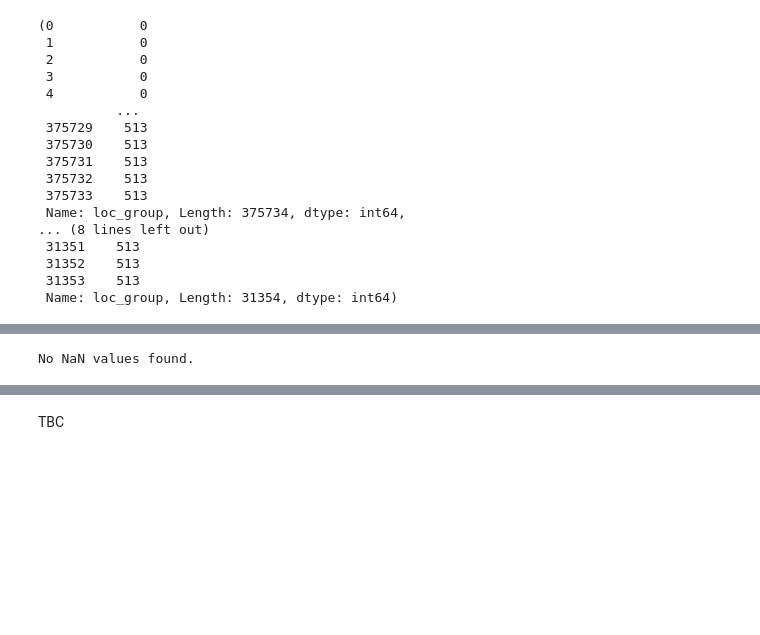
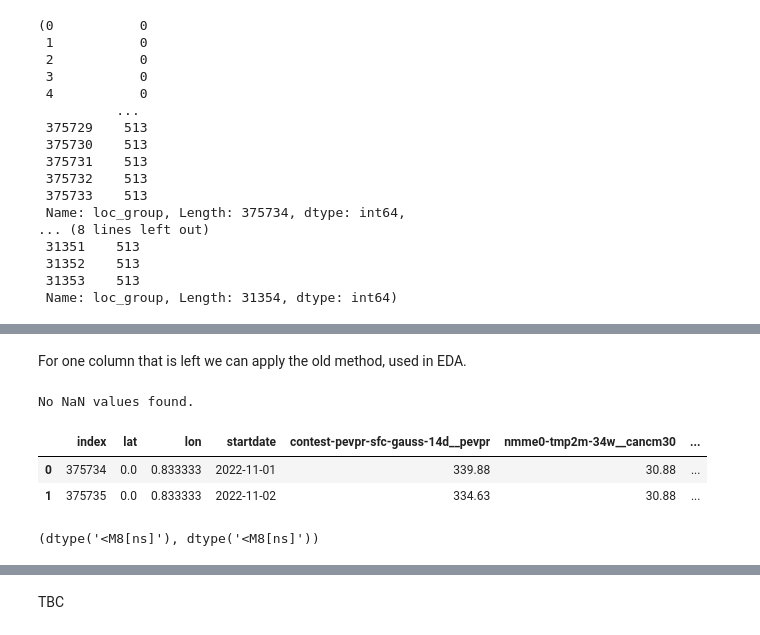
Before and after one commit to 3quetra/portfolio, a Jupyter notebook: ml/deep_learning/time_series/wids_datathon_2023/catboost.ipynb, the cells around one changed output, grey strips where cells are left out. Drawn from its saved outputs; the diff is of its cells as text; code cells hidden in the pictures; blank space fills up the shorter version.

```diff
--- a/ml/deep_learning/time_series/wids_datathon_2023/catboost.ipynb
+++ b/ml/deep_learning/time_series/wids_datathon_2023/catboost.ipynb
@@ -107 +131,9 @@ As we've figured out `NaN` values are present only in the testing set, so let's
+# %%
+from preprocessing import groups, group_na, group_means
+
+zip_cols = zip(group_na, groups, group_means)
+for c, g, m in zip_cols:
+    train_data[c] = (train_data[m]*9) - train_data[g].sum(1)
+# %% [markdown]
+For one column that is left we can apply the old method, used in EDA.
 # %%
@@ -119,2 +149,13 @@ if with_nan[with_nan > 0].empty:
 # %% [output]
 No NaN values found.
+# %%
+parse_start_date(train_data)
+parse_start_date(test_data)[:2]
+# %% [output]
+|  | index | lat | lon | startdate | contest-pevpr-sfc-gauss-14d__pevpr | nmme0-tmp2m-34w__cancm30 | ... |
+| 0 | 375734 | 0.0 | 0.833333 | 2022-11-01 | 339.88 | 30.88 | ... |
+| 1 | 375735 | 0.0 | 0.833333 | 2022-11-02 | 334.63 | 30.88 | ... |
+# %%
+train_data.startdate.dtype, test_data.startdate.dtype
+# %% [output]
+(dtype('<M8[ns]'), dtype('<M8[ns]'))
```
Also changed, not shown: parts of 25 cells of this notebook, 2 other files.
